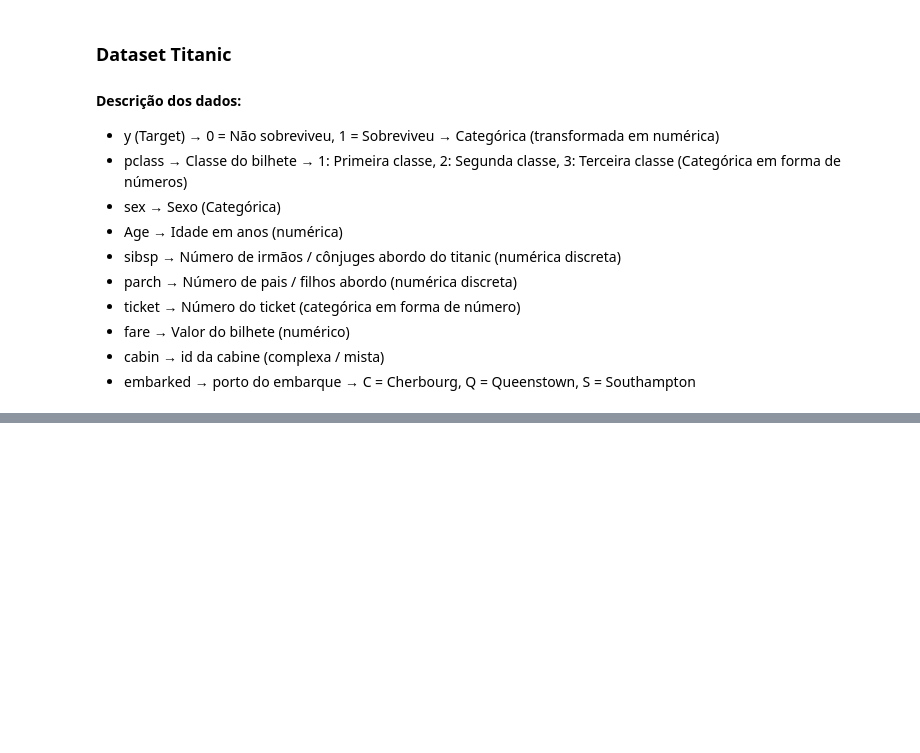
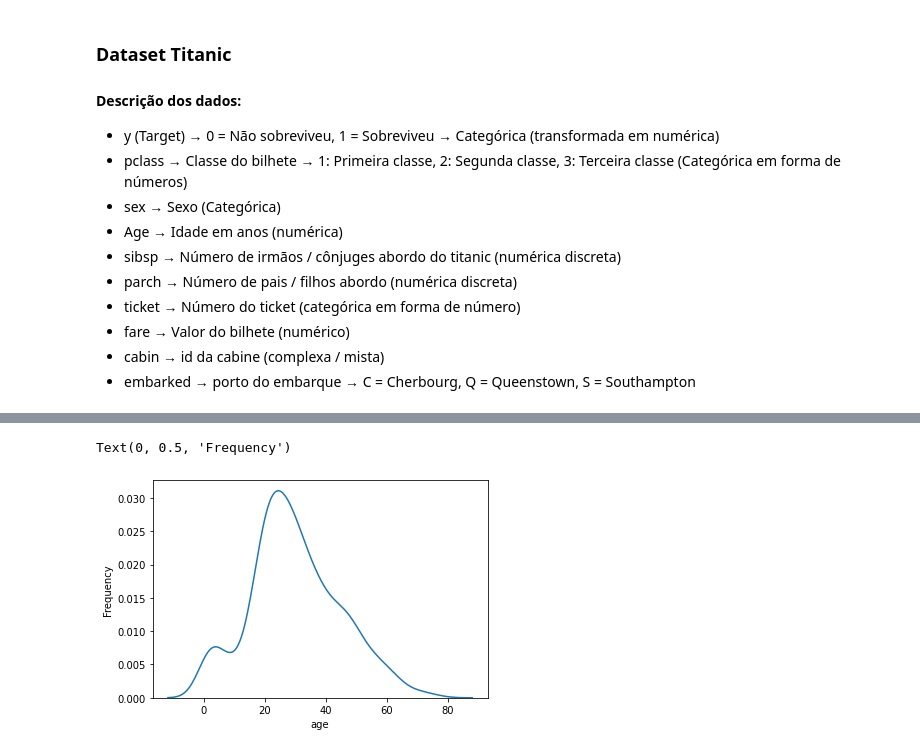
Before and after one commit to GLETSONGIRAO/Inteligencia-artificial-mestrado, a Jupyter notebook: Atitividade_1_TITANIC.ipynb, the cells around one changed output, grey strips where cells are left out. Saved outputs shown, nothing was run; the diff lists cells and outputs as text; code cells hidden in the pictures; blank space fills up the shorter version.

```diff
--- a/Atitividade_1_TITANIC.ipynb
+++ b/Atitividade_1_TITANIC.ipynb
@@ -152,0 +189,9 @@ dtype: object
+# %%
+# Distribuição da feature age
+
+g = sns.kdeplot(X_train["age"])
+g.set_xlabel("age")
+g.set_ylabel("Frequency")
+# %% [output]
+Text(0, 0.5, 'Frequency')
+[figure, added]
```
Also changed, not shown: parts of 46 cells of this notebook.
